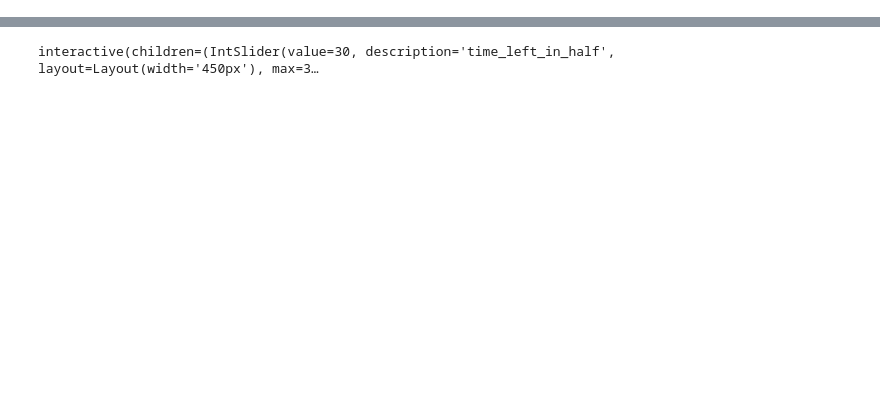
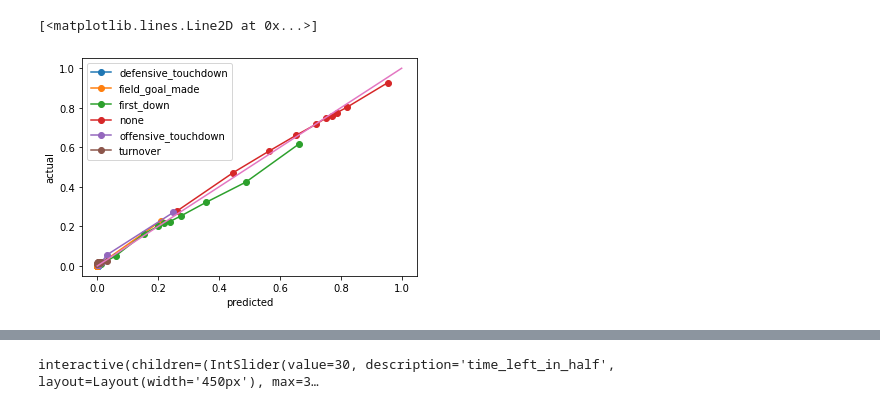
Before and after one commit to lucas-haupt/nfl-live-win-probability, a Jupyter notebook: notebooks/build_advance_models.ipynb, the cells around one changed output, grey strips where cells are left out. Cells and saved outputs as stored; diff of their text form; code cells hidden in the pictures; blank space fills up the shorter version.

```diff
--- a/notebooks/build_advance_models.ipynb
+++ b/notebooks/build_advance_models.ipynb
@@ -338 +367,24 @@ plt.plot([0, 1], [0, 1])
+# %%
+output_name = "play_outcome"
+
+from sklearn.preprocessing import OneHotEncoder
+enc = OneHotEncoder()
+
+output_one_hot = enc.fit(x_view[[output_name]])
+
+x_view[enc.categories_[0]] = pd.DataFrame(enc.transform(x_view[[output_name]]).toarray(), columns=enc.categories_[0])
+
+calb_df = x_view[x_view["season"]==2020]
+for x in enc.categories_[0]:
+    calb = calibration.calibration_curve(calb_df[x], calb_df["mlp_play_"+x], n_bins=10, strategy="quantile")
+    plt.plot(calb[1], calb[0], marker = "o", label=x)
+
+
+plt.xlabel("predicted")
+plt.ylabel("actual")
+plt.legend()
+plt.plot([0, 1], [0, 1])
+# %% [output]
+[<matplotlib.lines.Line2D at 0x...>]
+[figure, added]
 # %%
```
Also changed, not shown: parts of 20 cells of this notebook, 1 other file.
